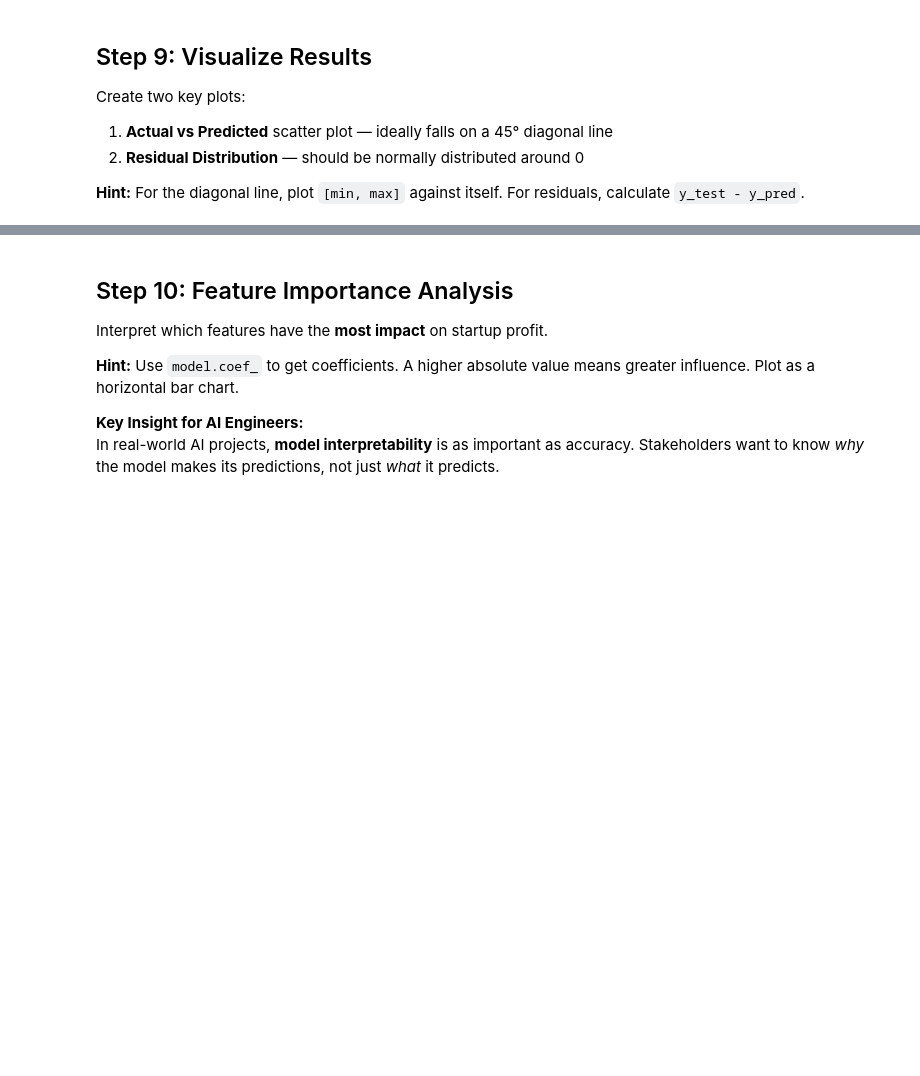
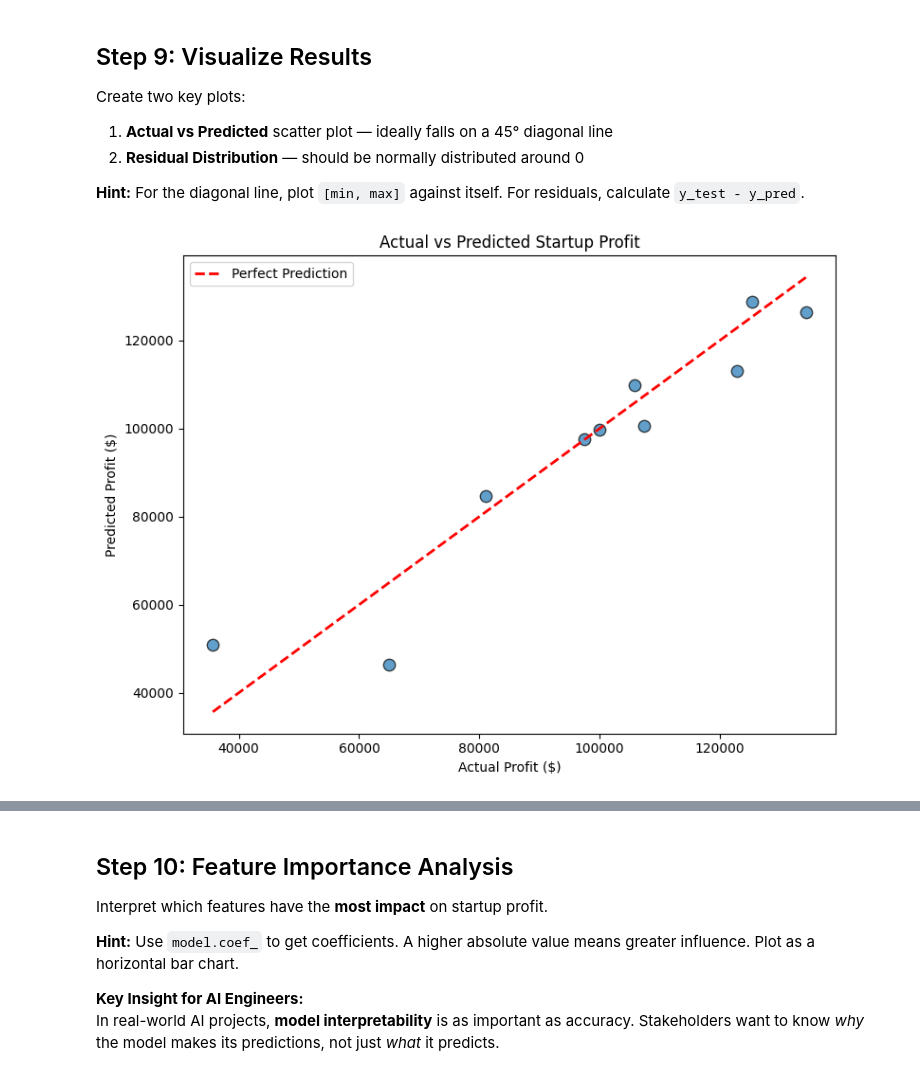
Before and after one commit to KinzaIbrar/predict-to-invest-mlr, a Jupyter notebook: 02_MLR_Project.ipynb, the cells around one changed output, grey strips where cells are left out. Saved outputs shown, nothing was run; the diff lists cells and outputs as text; code cells hidden in the pictures; blank space fills up the shorter version.

```diff
--- a/02_MLR_Project.ipynb
+++ b/02_MLR_Project.ipynb
@@ -189,7 +252,7 @@ After training, the model learns:
 # TODO: Create LinearRegression object
 # TODO: Fit on training data
 
-# Hint:
-# model = LinearRegression()
-# model.fit(X_train, y_train)
-# print("Model trained successfully!")
+
+model = LinearRegression()
+model.fit(X_train, y_train)
+print("Model trained successfully!")
@@ -209,15 +283,15 @@ Use the trained model to predict profits on the **test set** (unseen data).
 # %%
 # Step 7: Predict on test data
 # TODO: Generate predictions
-# y_pred = model.predict(X_test)
+y_pred = model.predict(X_test)
 
 # TODO: Create a comparison DataFrame
-# Hint:
-# comparison = pd.DataFrame({
-#     'Actual Profit': y_test.values,
-#     'Predicted Profit': y_pred,
-#     'Difference': y_test.values - y_pred
-# })
+
+comparison = pd.DataFrame({
+     'Actual Profit': y_test.values,
+     'Predicted Profit': y_pred,
+     'Difference': y_test.values - y_pred
+ })
 # comparison
 # %% [markdown]
 ## Step 8: Model Evaluation
@@ -261,19 +344,21 @@ Create two key plots:
 # %%
 # Step 9a: Actual vs Predicted Plot
 # TODO: Create scatter plot of actual vs predicted
 # TODO: Add a 45-degree reference line
 
-# Hint:
-# plt.figure(figsize=(8, 6))
-# plt.scatter(y_test, y_pred, alpha=0.7, edgecolors='k', s=80)
-# line_range = [y_test.min(), y_test.max()]
-# plt.plot(line_range, line_range, 'r--', linewidth=2, label='Perfect Prediction')
-# plt.xlabel('Actual Profit ($)')
-# plt.ylabel('Predicted Profit ($)')
-# plt.title('Actual vs Predicted Startup Profit')
-# plt.legend()
-# plt.tight_layout()
-# plt.show()
+
+plt.figure(figsize=(8, 6))
+plt.scatter(y_test, y_pred, alpha=0.7, edgecolors='k', s=80)
+line_range = [y_test.min(), y_test.max()]
+plt.plot(line_range, line_range, 'r--', linewidth=2, label='Perfect Prediction')
+plt.xlabel('Actual Profit ($)')
+plt.ylabel('Predicted Profit ($)')
+plt.title('Actual vs Predicted Startup Profit')
+plt.legend()
+plt.tight_layout()
+plt.show()
+# %% [output]
+[figure, added]
 # %%
 # Step 9b: Residual Distribution
 # TODO: Calculate residuals and plot their distribution
```
Also changed, not shown: parts of 20 cells of this notebook.
